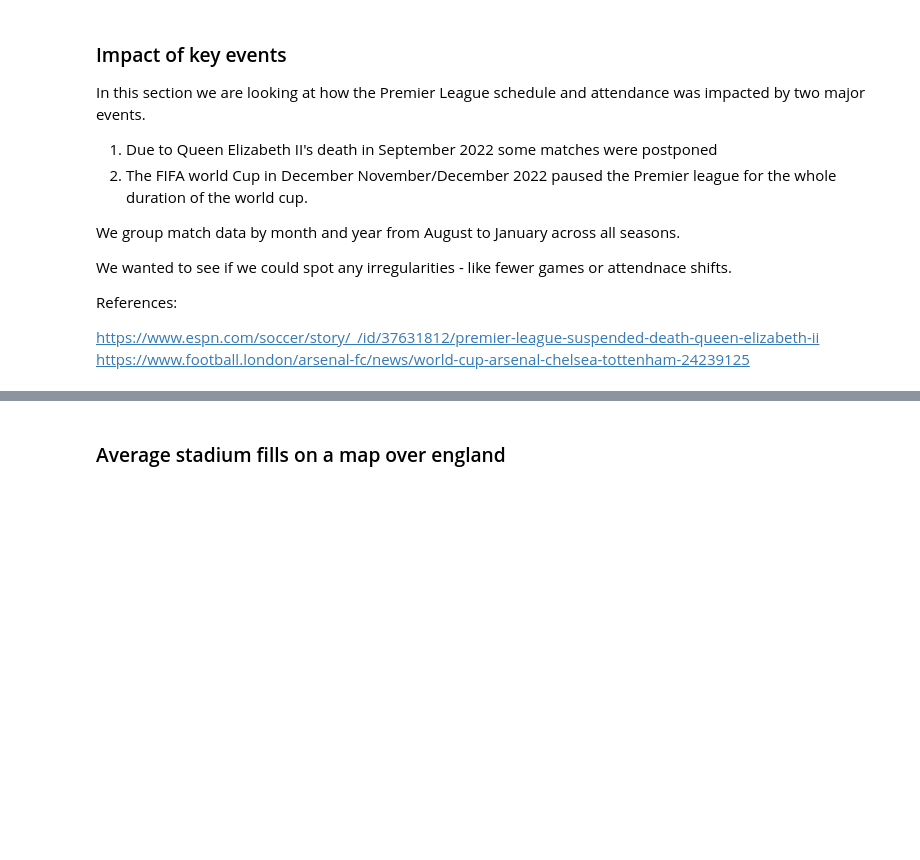
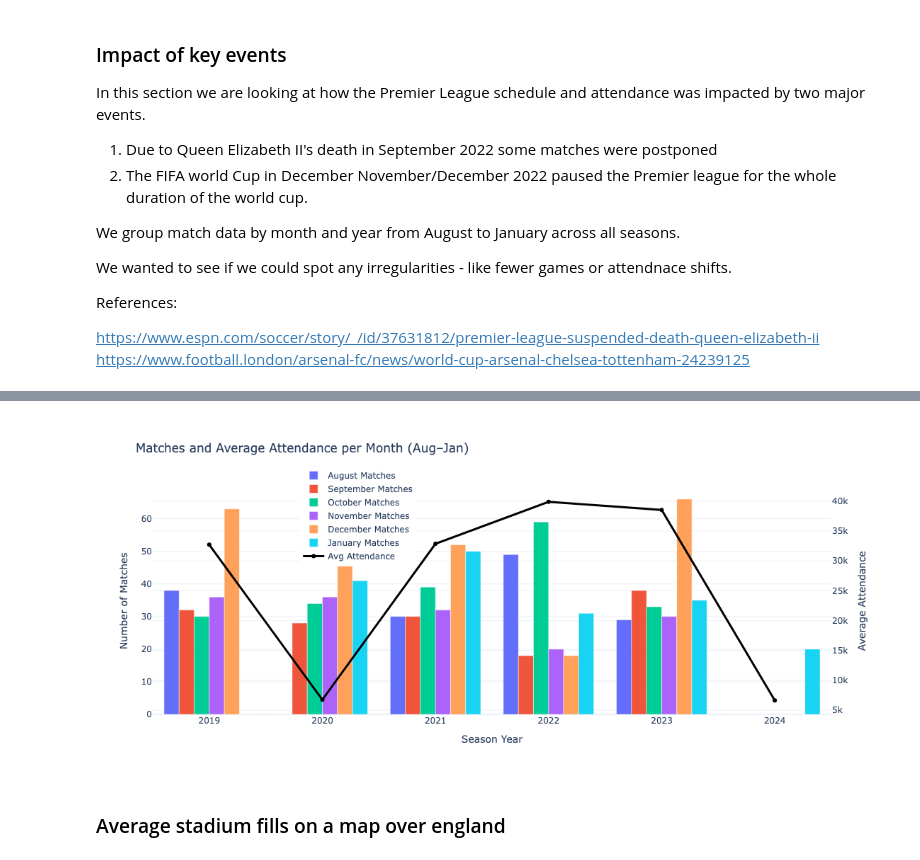
Before and after one commit to astamariaa/astamariaa.github.io, a Jupyter notebook: social_data_final_project.ipynb, the cells around one changed output, grey strips where cells are left out. Drawn from its saved outputs; the diff is of its cells as text; code cells hidden in the pictures; blank space fills up the shorter version.

```diff
--- a/social_data_final_project.ipynb
+++ b/social_data_final_project.ipynb
@@ -679,3 +689,61 @@ plt.show()
+# %%
+# Convert 'Date' to datetime and extract Month and Year
+df['Date'] = pd.to_datetime(df['Date'], errors='coerce')
+df['Month Name'] = df['Date'].dt.strftime('%B')
+df['Year'] = df['Date'].dt.year
+
+# Filter to selected months
+months_to_include = ['August', 'September', 'October', 'November', 'December', 'January']
+filtered_df = df[df['Month Name'].isin(months_to_include)]
+
+# Grouping for number of matches and average attendance
+games_per_month = filtered_df.groupby(['Year', 'Month Name']).size().unstack().fillna(0)
+attendance_per_month = filtered_df.groupby(['Year', 'Month Name'])['Attendance'].mean().unstack().fillna(0)
+
+# Reorder months
+month_order = ['August', 'September', 'October', 'November', 'December', 'January']
+games_per_month = games_per_month[month_order]
+attendance_per_month = attendance_per_month[month_order]
+
+# Initialize interactive plot
+fig = go.Figure()
+
+# Add bars: matches per month
+for month in month_order:
+    fig.add_trace(go.Bar(
+        x=games_per_month.index,
+        y=games_per_month[month],
+        name=f"{month} Matches",
+        hovertemplate='Year: %{x}<br>Matches: %{y}<extra></extra>'
+    ))
+
+# Add line: average attendance
+fig.add_trace(go.Scatter(
+    x=attendance_per_month.index,
+    y=attendance_per_month.mean(axis=1),
+    name='Avg Attendance',
+    yaxis='y2',
+    mode='lines+markers',
+    line=dict(color='black', width=3),
+    hovertemplate='Year: %{x}<br>Attendance: %{y:.0f}<extra></extra>'
+))
+
+# Update layout to match Matplotlib style
+fig.update_layout(
+    title='Matches and Average Attendance per Month (Aug–Jan)',
+    xaxis=dict(title='Season Year'),
+    yaxis=dict(title='Number of Matches'),
+    yaxis2=dict(title='Average Attendance', overlaying='y', side='right'),
+    barmode='group',
+    legend=dict(x=0.8, y=1.1, orientation='h'),
+    width=1000,
+    height=500,
+    template='plotly_white'
+)
+fig.write_html("aug_jan.html")
+fig.show()
+# %% [output]
+[figure, added]
 # %% [markdown]
 ### Average stadium fills on a map over england
 # %%
```
Also changed, not shown: parts of 14 cells of this notebook.
